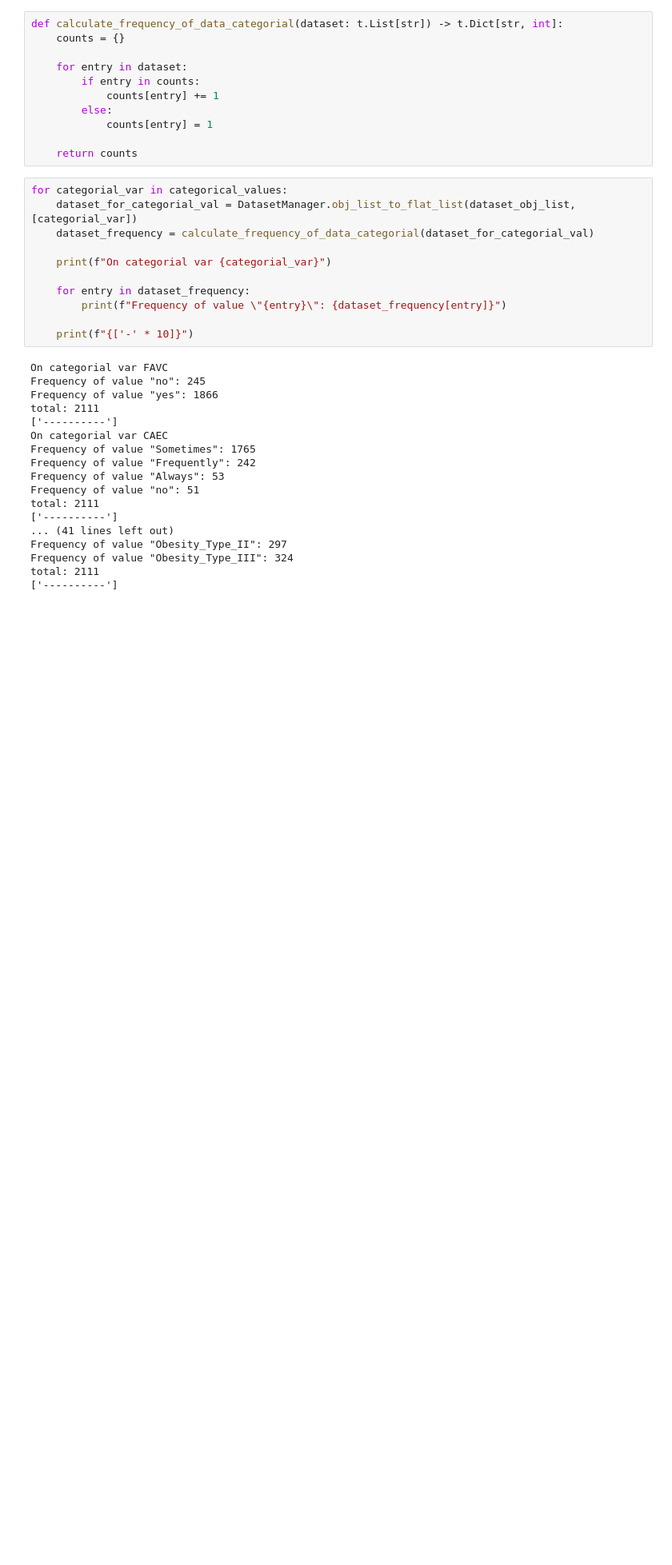
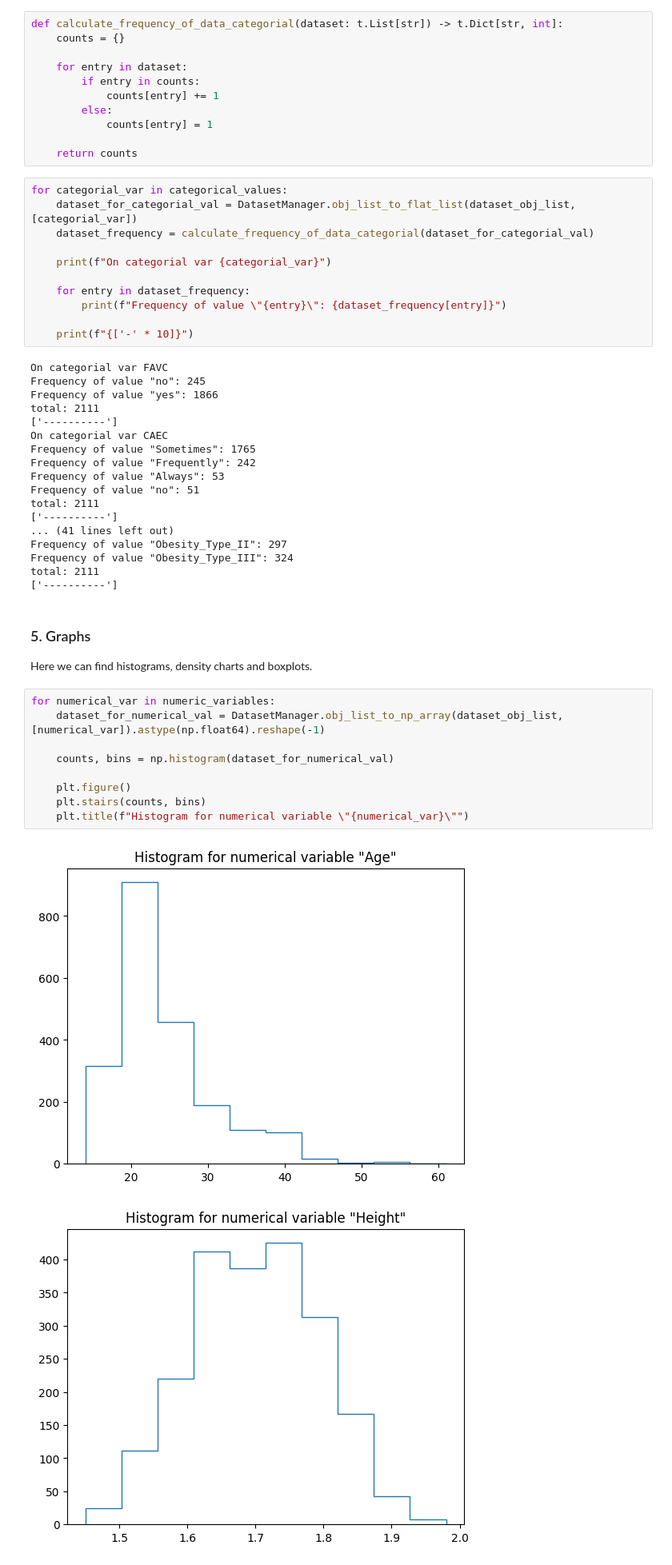
Before and after one commit to MihaiBojescu/data-mining-homeworks, a Jupyter notebook: Homework 1/homework1.ipynb, the cells around one changed output. Shown: that part at 80% size. Cells and saved outputs as stored; diff of their text form; blank space fills up the shorter version.

Commit message:
Homework 1: Add histograms

```diff
--- a/Homework 1/homework1.ipynb
+++ b/Homework 1/homework1.ipynb
@@ -319,3 +319,19 @@ Frequency of value "Obesity_Type_II": 297
 Frequency of value "Obesity_Type_III": 324
 total: 2111
 ['----------']
+# %% [markdown]
+### 5. Graphs
+
+Here we can find histograms, density charts and boxplots.
+# %%
+for numerical_var in numeric_variables:
+    dataset_for_numerical_val = DatasetManager.obj_list_to_np_array(dataset_obj_list, [numerical_var]).astype(np.float64).reshape(-1)
+
+    counts, bins = np.histogram(dataset_for_numerical_val)
+
+    plt.figure()
+    plt.stairs(counts, bins)
+    plt.title(f"Histogram for numerical variable \"{numerical_var}\"")
+# %% [output]
+[figure, added]
+[figure, added]
```
Also changed, not shown: parts of 3 cells of this notebook.
